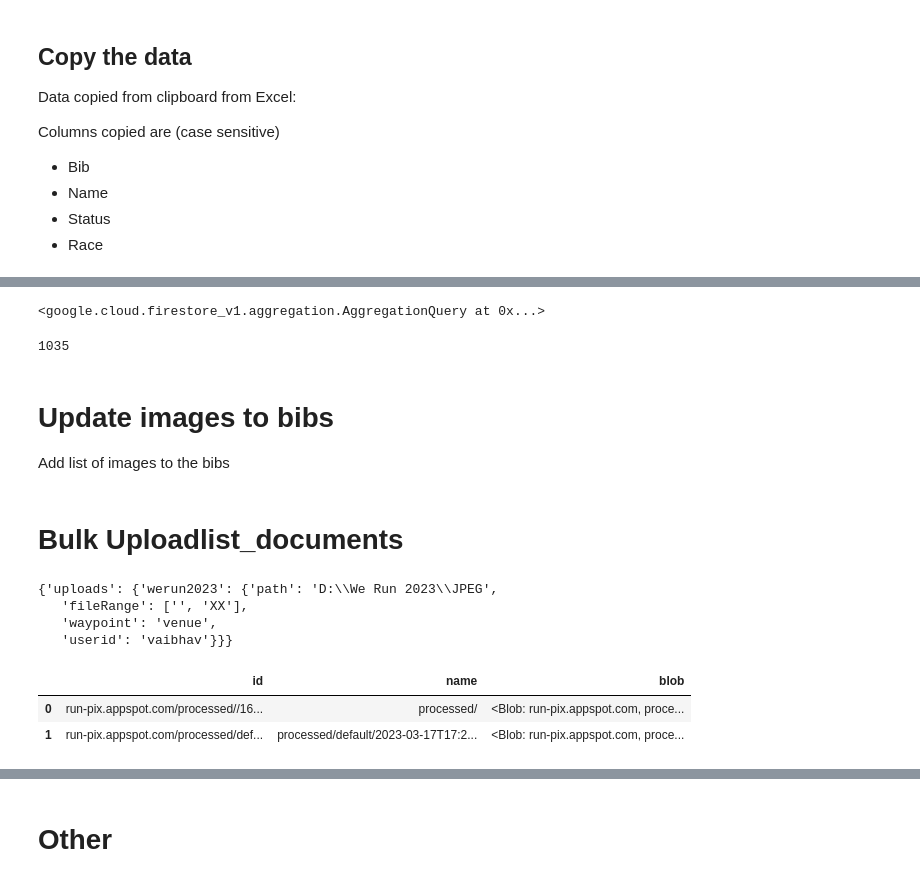
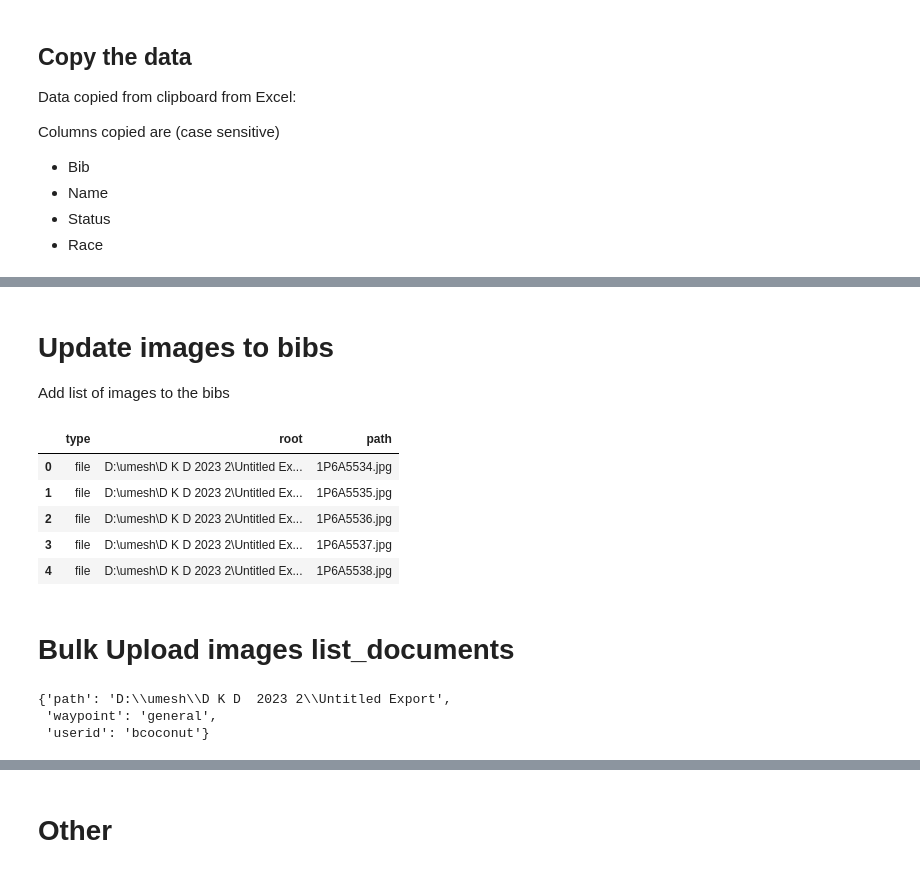
Before and after one commit to Chia1104/firebase-auth-vite, a Jupyter notebook: notebooks/test_py_scratch.ipynb, the cells around one changed output, grey strips where cells are left out. Cells and saved outputs as stored; diff of their text form; code cells hidden in the pictures.

```diff
--- a/notebooks/test_py_scratch.ipynb
+++ b/notebooks/test_py_scratch.ipynb
@@ -379,33 +219,43 @@ Length: 1035, dtype: object
 # %%
-bibs.count()
+bibs.count().get()
+# len(list( bibs.list_documents()))
-# %% [output]
-<google.cloud.firestore_v1.aggregation.AggregationQuery at 0x...>
-# %%
-len(list( bibs.list_documents()))
-# %% [output]
-1035
 # %% [markdown]
 # Update images to bibs
 
 Add list of images to the bibs
+# %%
+df_dir.head()
+# %% [output]
+|  | type | root | path |
+| 0 | file | D:\umesh\D K D 2023 2\Untitled Ex... | 1P6A5534.jpg |
+| 1 | file | D:\umesh\D K D 2023 2\Untitled Ex... | 1P6A5535.jpg |
+| 2 | file | D:\umesh\D K D 2023 2\Untitled Ex... | 1P6A5536.jpg |
+| 3 | file | D:\umesh\D K D 2023 2\Untitled Ex... | 1P6A5537.jpg |
+| 4 | file | D:\umesh\D K D 2023 2\Untitled Ex... | 1P6A5538.jpg |
 # %% [markdown]
-# Bulk Uploadlist_documents
+# Bulk Upload images list_documents
 # %%
 import yaml
 import os
 cfg={}
-cfg.update(yaml.safe_load("""
+cfg.update(yaml.safe_load(r"""
 uploads:
     werun2023:
-        path: D:\We Run 2023\JPEG
-        #path: D:\We Run 2023\Vaibhav\JPEG
+        #path: D:\We Run 2023\JPEG
+        path: D:\We Run 2023\Vaibhav\JPEG
         fileRange: ["","XX"]
         waypoint: venue
         userid: vaibhav
+    mychoice23feb:
+        path: D:\umesh\D K D  2023 2\Untitled Export
+        waypoint: general
+        userid: bcoconut
 """))
-cfg
+
+
+raceId='mychoice23feb'
+cfg['uploads'][raceId]
 # %% [output]
-{'uploads': {'werun2023': {'path': 'D:\\We Run 2023\\JPEG',
-   'fileRange': ['', 'XX'],
-   'waypoint': 'venue',
-   'userid': 'vaibhav'}}}
+{'path': 'D:\\umesh\\D K D  2023 2\\Untitled Export',
+ 'waypoint': 'general',
+ 'userid': 'bcoconut'}
@@ -418,6 +261,0 @@ from IPython.display import Image
-# %%
-df_blob.head(2)
-# %% [output]
-|  | id | name | blob |
-| 0 | run-pix.appspot.com/processed//16... | processed/ | <Blob: run-pix.appspot.com, proce... |
-| 1 | run-pix.appspot.com/processed/def... | processed/default/2023-03-17T17:2... | <Blob: run-pix.appspot.com, proce... |
```
Also changed, not shown: parts of 49 cells of this notebook, 16 other files.
